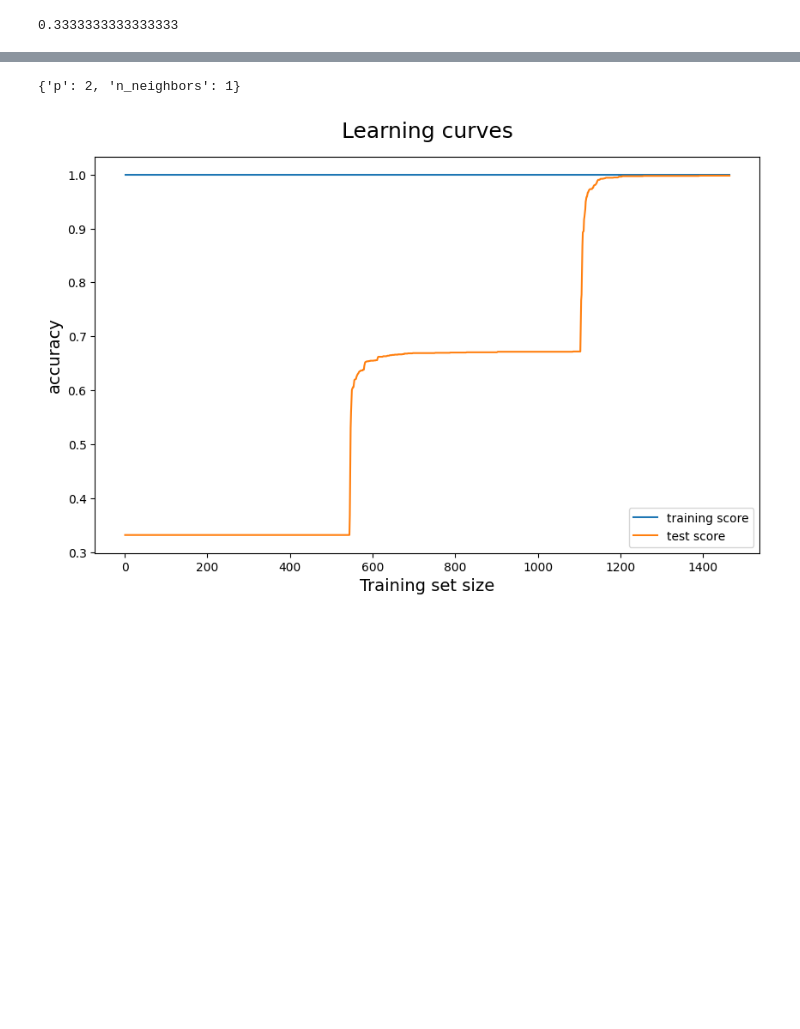
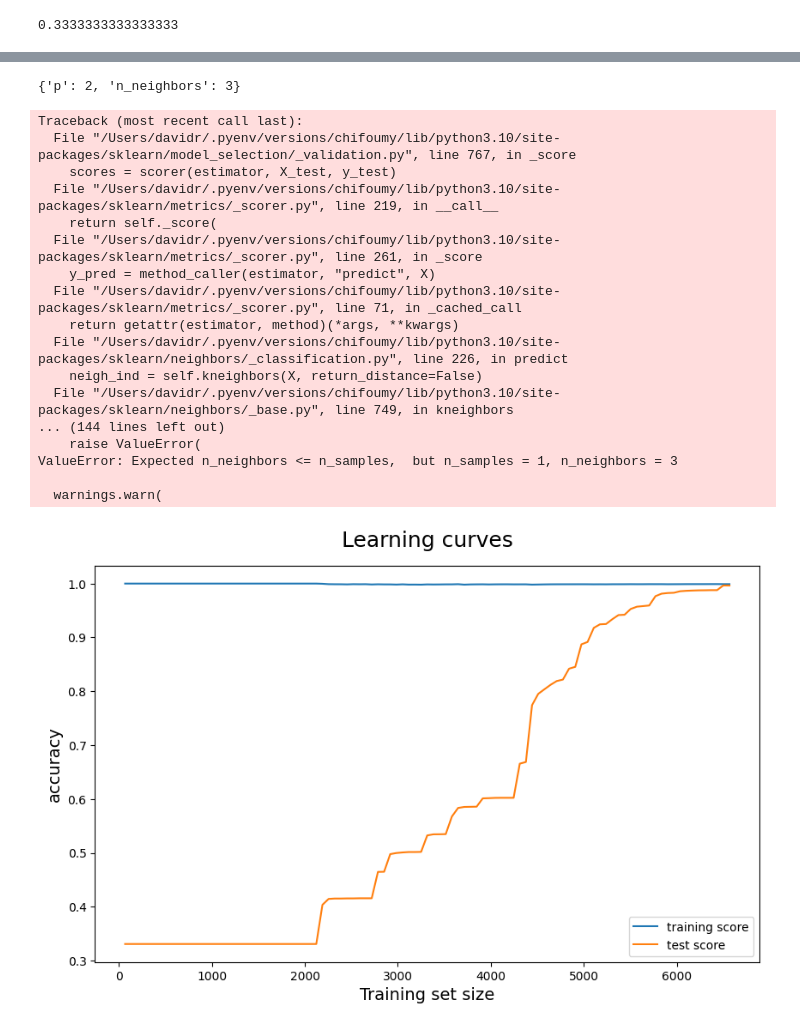
Before and after one commit to ElainePentium/python-chifoumy, a Jupyter notebook: david_model_knn.ipynb, the cells around one changed output, grey strips where cells are left out. Saved outputs shown, nothing was run; the diff lists cells and outputs as text; code cells hidden in the pictures; blank space fills up the shorter version.

Commit message:
changes by david

```diff
--- a/david_model_knn.ipynb
+++ b/david_model_knn.ipynb
@@ -31,5 +31,5 @@ df.describe()
 # %%
 data = df.copy()
 # %%
-X = data.drop('target', axis = 1)
+X = data.drop(['target','filename'], axis = 1)
 y = data['target']
@@ -98,36 +166,53 @@ RandomizedSearchCV(cv=5, estimator=KNeighborsClassifier(), n_jobs=-1,
 # %%
 rsearch.best_params_
 # %% [output]
-{'p': 2, 'n_neighbors': 1}
+{'p': 2, 'n_neighbors': 3}
 # %%
 import numpy as np
 from sklearn.model_selection import learning_curve
 import matplotlib.pyplot as plt
 # create the training size slices
-train_sizes = np.linspace(1,1464, num = 1000, dtype='int')
+train_sizes = np.linspace(1, 6566, num = 100, dtype='int')
 
 # Get train scores, train sizes, and validation scores using `learning_curve`, r2 score
-train_sizes, train_scores, test_scores = learning_curve(estimator = KNeighborsClassifier(n_neighbors = 1, p=2),
+train_sizes, train_scores, test_scores = learning_curve(estimator = KNeighborsClassifier(n_neighbors = 3, p=2),
                                                               X = X_scaled,
                                                               y = y,
                                                         scoring = 'accuracy',
                                                              train_sizes = train_sizes,
                                                               cv = 5)
 
 # Take the mean of cross-validated train scores and validation scores
 train_scores_mean = np.mean(train_scores, axis=1)
 test_scores_mean = np.mean(test_scores, axis=1)
 
 # Plot the learning curves!
 plt.figure(figsize=(10,6))
 plt.plot(train_sizes, train_scores_mean, label = 'training score')
 plt.plot(train_sizes, test_scores_mean, label = 'test score')
 plt.ylabel('accuracy', fontsize = 14)
 plt.xlabel('Training set size', fontsize = 14)
 plt.title('Learning curves', fontsize = 18, y = 1.03)
 plt.legend();
 # %% [output]
+Traceback (most recent call last):
+  File "/Users/davidr/.pyenv/versions/chifoumy/lib/python3.10/site-packages/sklearn/model_selection/_validation.py", line 767, in _score
+    scores = scorer(estimator, X_test, y_test)
+  File "/Users/davidr/.pyenv/versions/chifoumy/lib/python3.10/site-packages/sklearn/metrics/_scorer.py", line 219, in __call__
+    return self._score(
+  File "/Users/davidr/.pyenv/versions/chifoumy/lib/python3.10/site-packages/sklearn/metrics/_scorer.py", line 261, in _score
+    y_pred = method_caller(estimator, "predict", X)
+  File "/Users/davidr/.pyenv/versions/chifoumy/lib/python3.10/site-packages/sklearn/metrics/_scorer.py", line 71, in _cached_call
+    return getattr(estimator, method)(*args, **kwargs)
+  File "/Users/davidr/.pyenv/versions/chifoumy/lib/python3.10/site-packages/sklearn/neighbors/_classification.py", line 226, in predict
+    neigh_ind = self.kneighbors(X, return_distance=False)
+  File "/Users/davidr/.pyenv/versions/chifoumy/lib/python3.10/site-packages/sklearn/neighbors/_base.py", line 749, in kneighbors
+... (144 lines left out)
+    raise ValueError(
+ValueError: Expected n_neighbors <= n_samples,  but n_samples = 1, n_neighbors = 3
+
+  warnings.warn(
-[figure, old version]
+[figure, new version]
 # %%
 %%time
 model_knn = KNeighborsClassifier(n_neighbors = 1, p=2)
```
Also changed, not shown: parts of 16 cells of this notebook, 4 other files.
